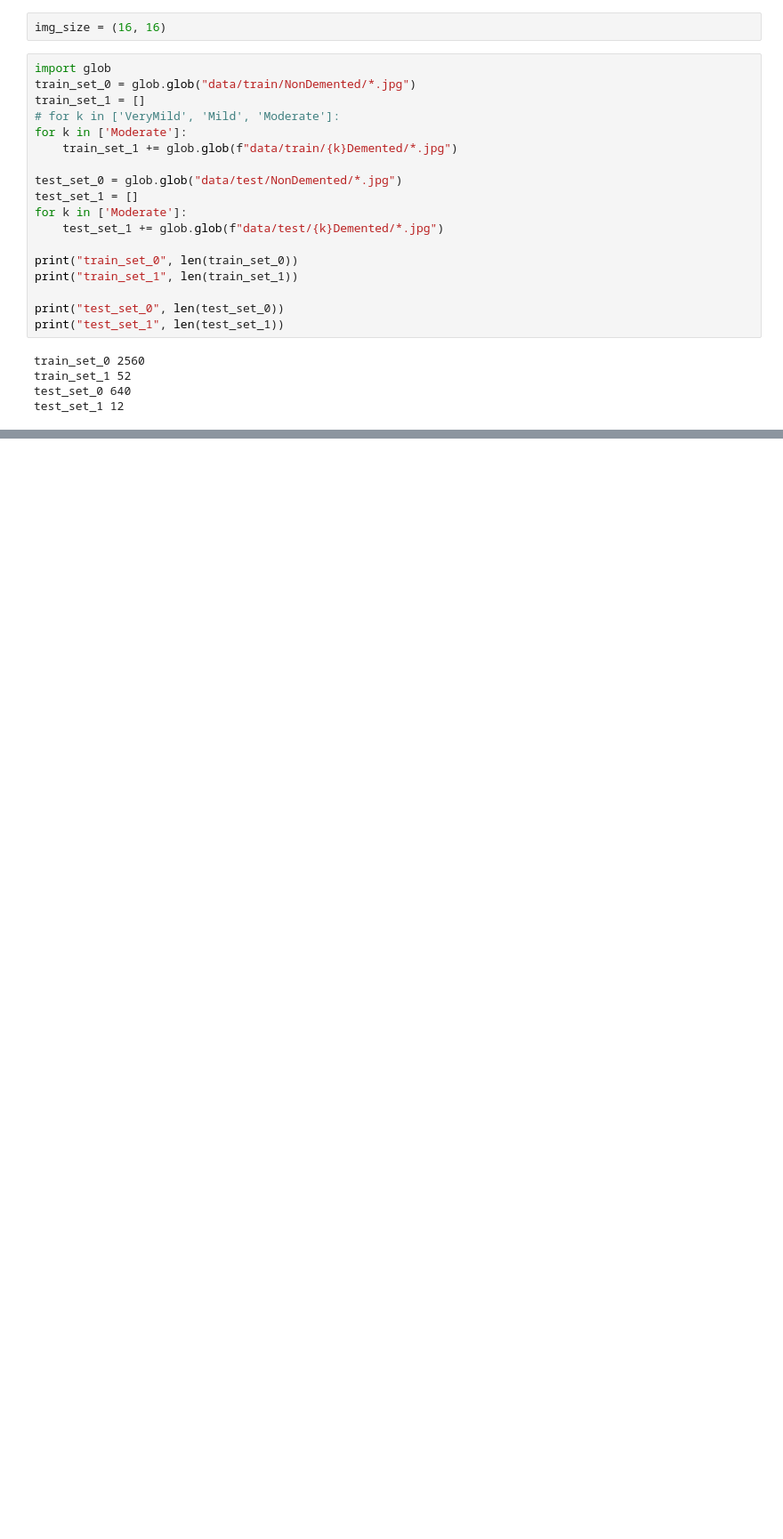
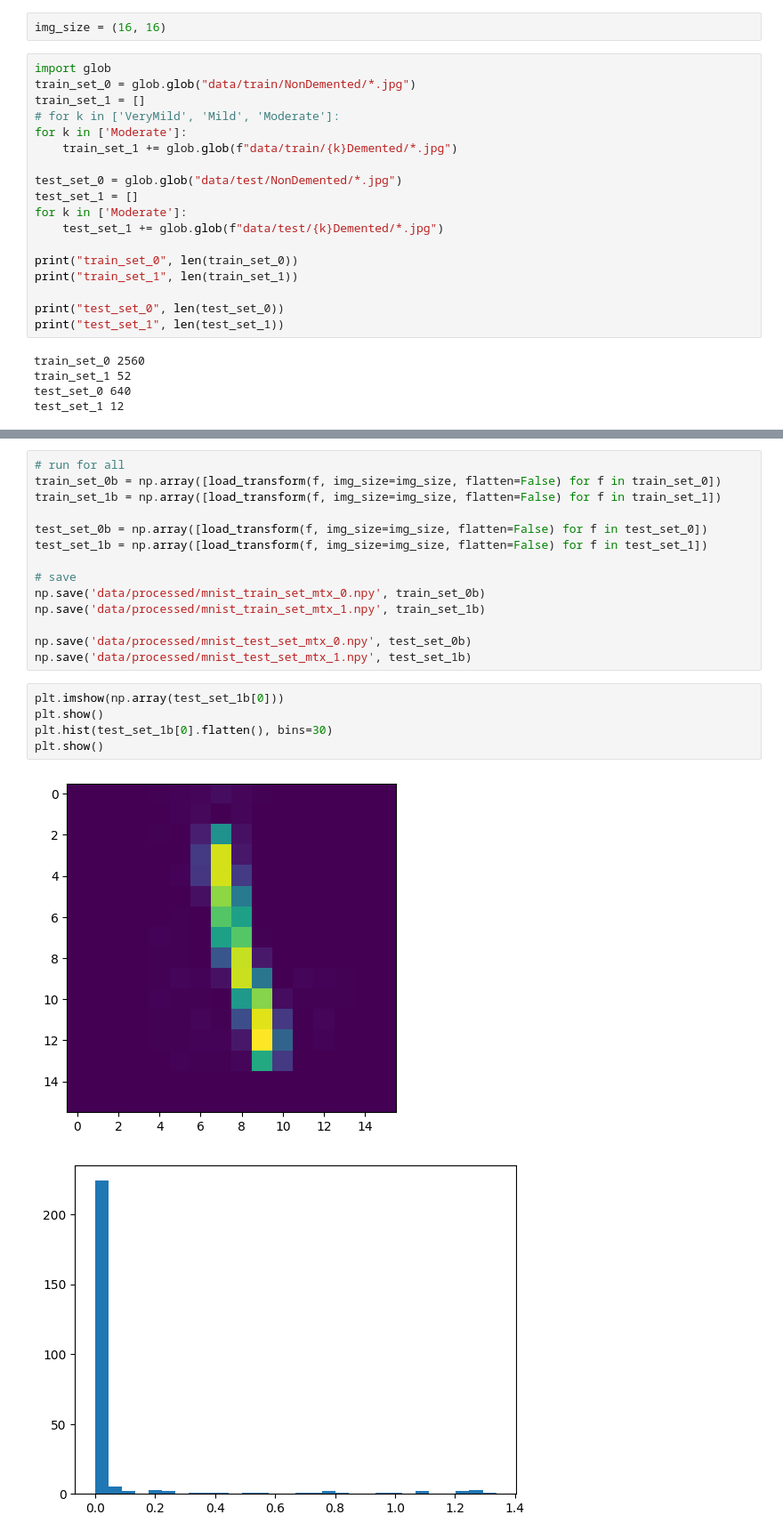
Before and after one commit to PrinceJavier/qnt_alzmrs_pred, a Jupyter notebook: get_theta_rep.ipynb, the cells around one changed output, grey strips where cells are left out. Shown at 89% size. Cells and saved outputs as stored; diff of their text form; blank space fills up the shorter version.

```diff
--- a/get_theta_rep.ipynb
+++ b/get_theta_rep.ipynb
@@ -126,0 +175,22 @@ print(img[:100])
+# %%
+# run for all
+train_set_0b = np.array([load_transform(f, img_size=img_size, flatten=False) for f in train_set_0])
+train_set_1b = np.array([load_transform(f, img_size=img_size, flatten=False) for f in train_set_1])
+
+test_set_0b = np.array([load_transform(f, img_size=img_size, flatten=False) for f in test_set_0])
+test_set_1b = np.array([load_transform(f, img_size=img_size, flatten=False) for f in test_set_1])
+
+# save
+np.save('data/processed/mnist_train_set_mtx_0.npy', train_set_0b)
+np.save('data/processed/mnist_train_set_mtx_1.npy', train_set_1b)
+
+np.save('data/processed/mnist_test_set_mtx_0.npy', test_set_0b)
+np.save('data/processed/mnist_test_set_mtx_1.npy', test_set_1b)
+# %%
+plt.imshow(np.array(test_set_1b[0]))
+plt.show()
+plt.hist(test_set_1b[0].flatten(), bins=30)
+plt.show()
+# %% [output]
+[figure, added]
+[figure, added]
```
Also changed, not shown: parts of 17 cells of this notebook.
